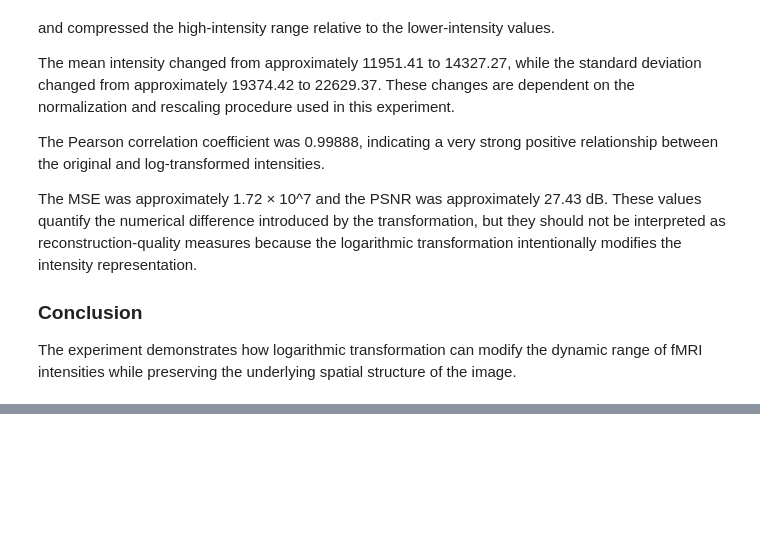
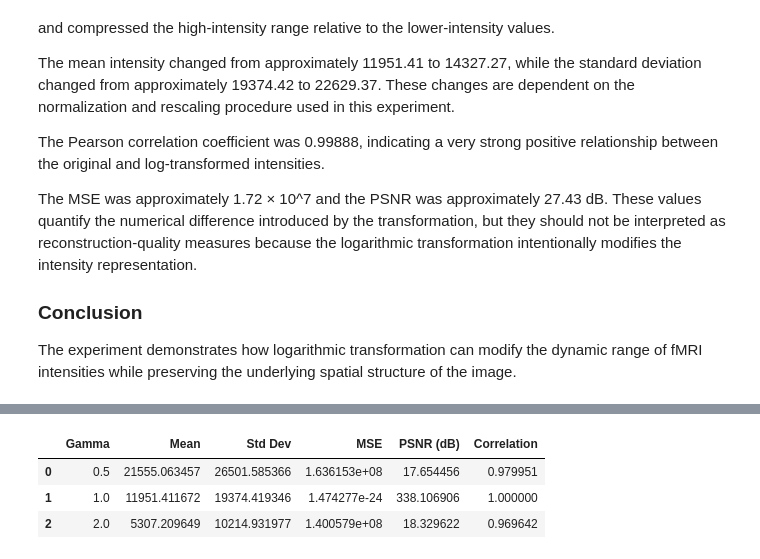
Before and after one commit to SharveshC/DIP_Capstone, a Jupyter notebook: notebook/samp.ipynb, the cells around one changed output, grey strips where cells are left out. Cells and saved outputs as stored; diff of their text form; code cells hidden in the pictures; blank space fills up the shorter version.

```diff
--- a/notebook/samp.ipynb
+++ b/notebook/samp.ipynb
@@ -1480,0 +1796,61 @@ the underlying spatial structure of the image.
+# %%
+# ============================================================
+# GAMMA / POWER-LAW TRANSFORMATION
+# Step 5: Quantitative Analysis
+# ============================================================
+
+gamma_results = []
+
+gamma_images = {
+    0.5: gamma_05_image,
+    1.0: gamma_10_image,
+    2.0: gamma_20_image
+}
+
+for gamma, image in gamma_images.items():
+
+    # Basic statistics
+    mean_value = np.mean(image)
+    std_value = np.std(image)
+
+    # MSE
+    mse = np.mean(
+        (original_slice - image) ** 2
+    )
+
+    # PSNR
+    data_range = (
+        original_slice.max() -
+        original_slice.min()
+    )
+
+    if mse == 0:
+        psnr = float("inf")
+    else:
+        psnr = 10 * np.log10(
+            (data_range ** 2) / mse
+        )
+
+    # Pearson correlation
+    correlation = np.corrcoef(
+        original_slice.flatten(),
+        image.flatten()
+    )[0, 1]
+
+    gamma_results.append({
+        "Gamma": gamma,
+        "Mean": mean_value,
+        "Std Dev": std_value,
+        "MSE": mse,
+        "PSNR (dB)": psnr,
+        "Correlation": correlation
+    })
+
+gamma_df = pd.DataFrame(gamma_results)
+
+gamma_df
+# %% [output]
+|  | Gamma | Mean | Std Dev | MSE | PSNR (dB) | Correlation |
+| 0 | 0.5 | 21555.063457 | 26501.585366 | 1.636153e+08 | 17.654456 | 0.979951 |
+| 1 | 1.0 | 11951.411672 | 19374.419346 | 1.474277e-24 | 338.106906 | 1.000000 |
+| 2 | 2.0 | 5307.209649 | 10214.931977 | 1.400579e+08 | 18.329622 | 0.969642 |
```
Also changed, not shown: parts of 9 cells of this notebook.
